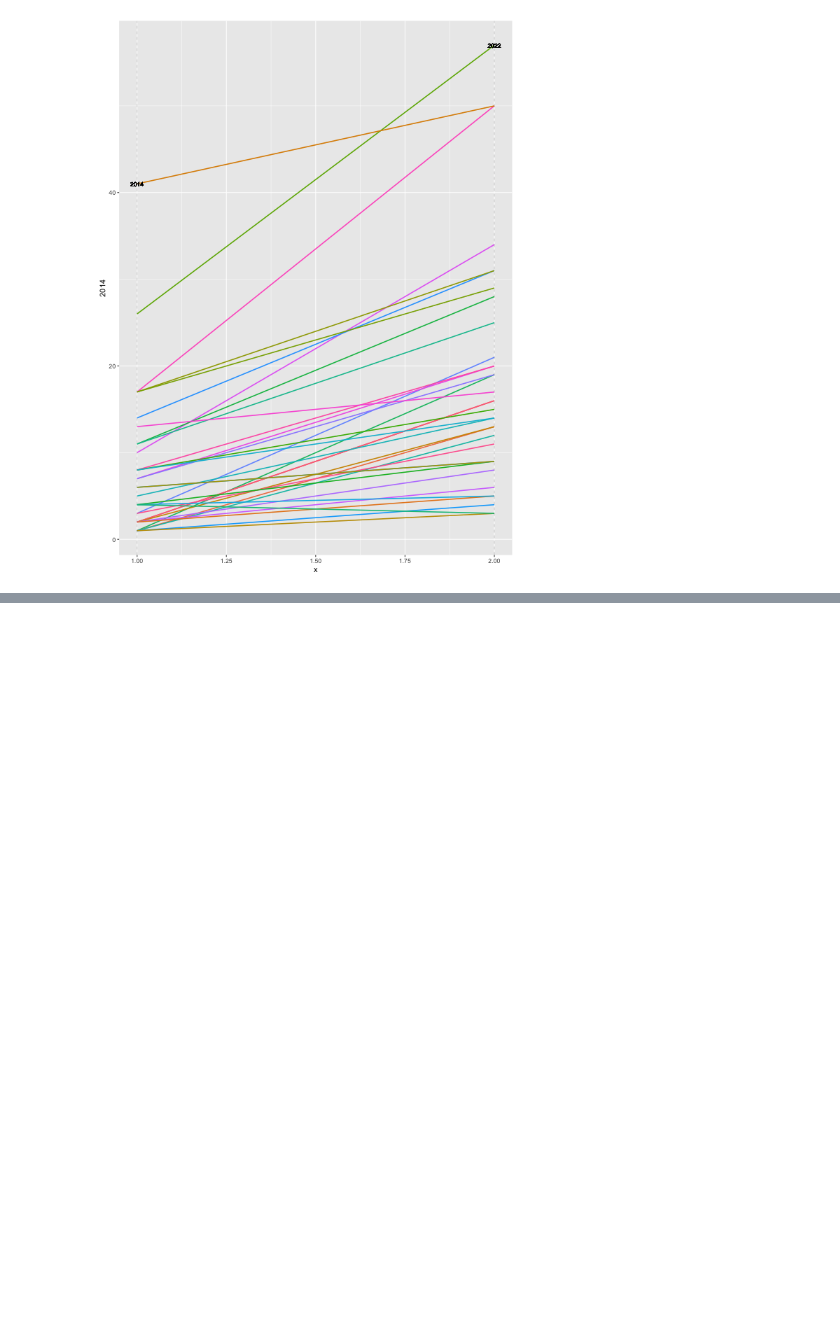
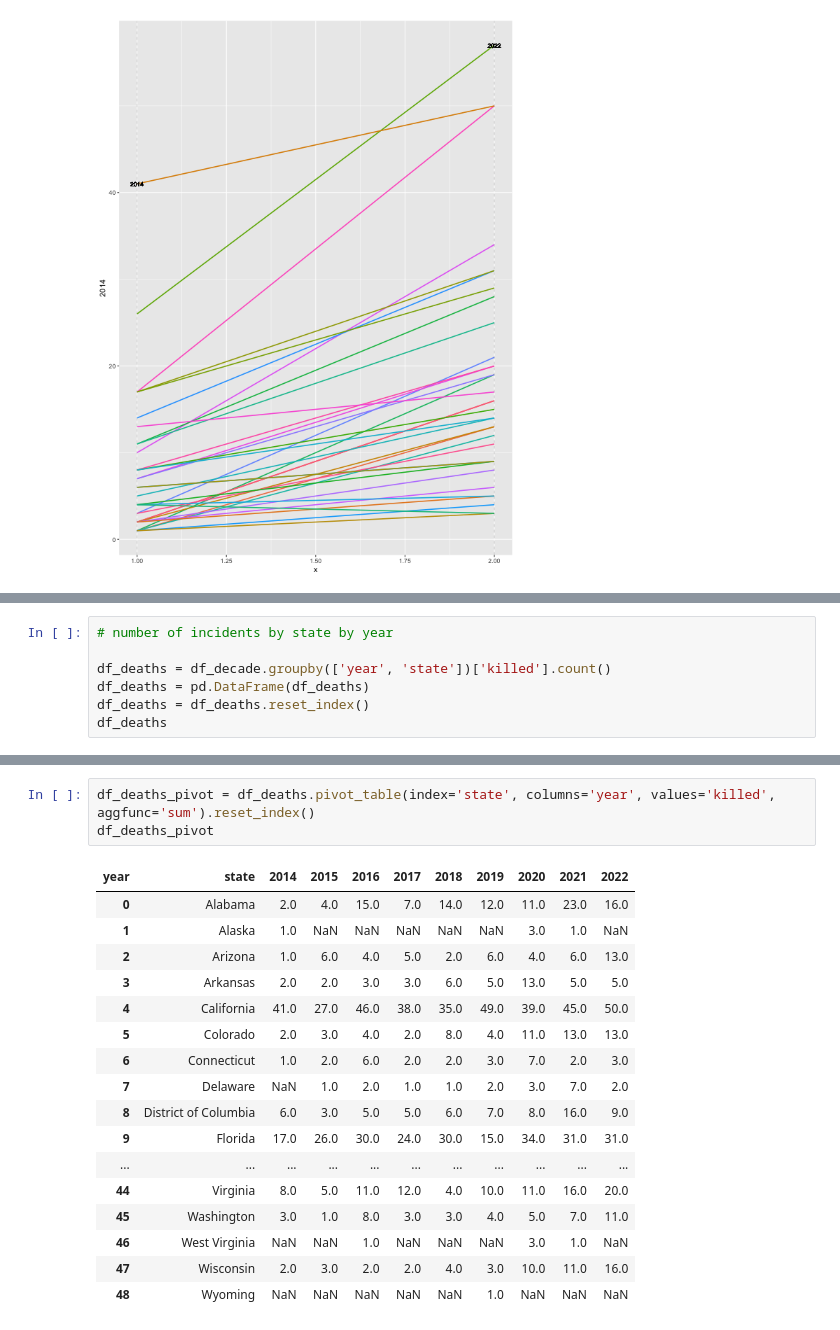
Before and after one commit to poojachaudhuri/project-2, a Jupyter notebook: plotting.ipynb, the cells around one changed output, grey strips where cells are left out. Cells and saved outputs as stored; diff of their text form; blank space fills up the shorter version.

```diff
--- a/plotting.ipynb
+++ b/plotting.ipynb
@@ -683,0 +693,7 @@ geom_vline(xintercept=2, linetype="dashed", size=.1) +
+# %%
+# number of incidents by state by year
+
+df_deaths = df_decade.groupby(['year', 'state'])['killed'].count()
+df_deaths = pd.DataFrame(df_deaths)
+df_deaths = df_deaths.reset_index()
+df_deaths
@@ -683,0 +714,21 @@ geom_vline(xintercept=2, linetype="dashed", size=.1) +
+# %%
+df_deaths_pivot = df_deaths.pivot_table(index='state', columns='year', values='killed', aggfunc='sum').reset_index()
+df_deaths_pivot
+# %% [output]
+| year | state | 2014 | 2015 | 2016 | 2017 | 2018 | 2019 | 2020 | 2021 | 2022 |
+| 0 | Alabama | 2.0 | 4.0 | 15.0 | 7.0 | 14.0 | 12.0 | 11.0 | 23.0 | 16.0 |
+| 1 | Alaska | 1.0 | NaN | NaN | NaN | NaN | NaN | 3.0 | 1.0 | NaN |
+| 2 | Arizona | 1.0 | 6.0 | 4.0 | 5.0 | 2.0 | 6.0 | 4.0 | 6.0 | 13.0 |
+| 3 | Arkansas | 2.0 | 2.0 | 3.0 | 3.0 | 6.0 | 5.0 | 13.0 | 5.0 | 5.0 |
+| 4 | California | 41.0 | 27.0 | 46.0 | 38.0 | 35.0 | 49.0 | 39.0 | 45.0 | 50.0 |
+| 5 | Colorado | 2.0 | 3.0 | 4.0 | 2.0 | 8.0 | 4.0 | 11.0 | 13.0 | 13.0 |
+| 6 | Connecticut | 1.0 | 2.0 | 6.0 | 2.0 | 2.0 | 3.0 | 7.0 | 2.0 | 3.0 |
+| 7 | Delaware | NaN | 1.0 | 2.0 | 1.0 | 1.0 | 2.0 | 3.0 | 7.0 | 2.0 |
+| 8 | District of Columbia | 6.0 | 3.0 | 5.0 | 5.0 | 6.0 | 7.0 | 8.0 | 16.0 | 9.0 |
+| 9 | Florida | 17.0 | 26.0 | 30.0 | 24.0 | 30.0 | 15.0 | 34.0 | 31.0 | 31.0 |
+| ... | ... | ... | ... | ... | ... | ... | ... | ... | ... | ... |
+| 44 | Virginia | 8.0 | 5.0 | 11.0 | 12.0 | 4.0 | 10.0 | 11.0 | 16.0 | 20.0 |
+| 45 | Washington | 3.0 | 1.0 | 8.0 | 3.0 | 3.0 | 4.0 | 5.0 | 7.0 | 11.0 |
+| 46 | West Virginia | NaN | NaN | 1.0 | NaN | NaN | NaN | 3.0 | 1.0 | NaN |
+| 47 | Wisconsin | 2.0 | 3.0 | 2.0 | 2.0 | 4.0 | 3.0 | 10.0 | 11.0 | 16.0 |
+| 48 | Wyoming | NaN | NaN | NaN | NaN | NaN | 1.0 | NaN | NaN | NaN |
```
Also changed, not shown: parts of 17 cells of this notebook.
